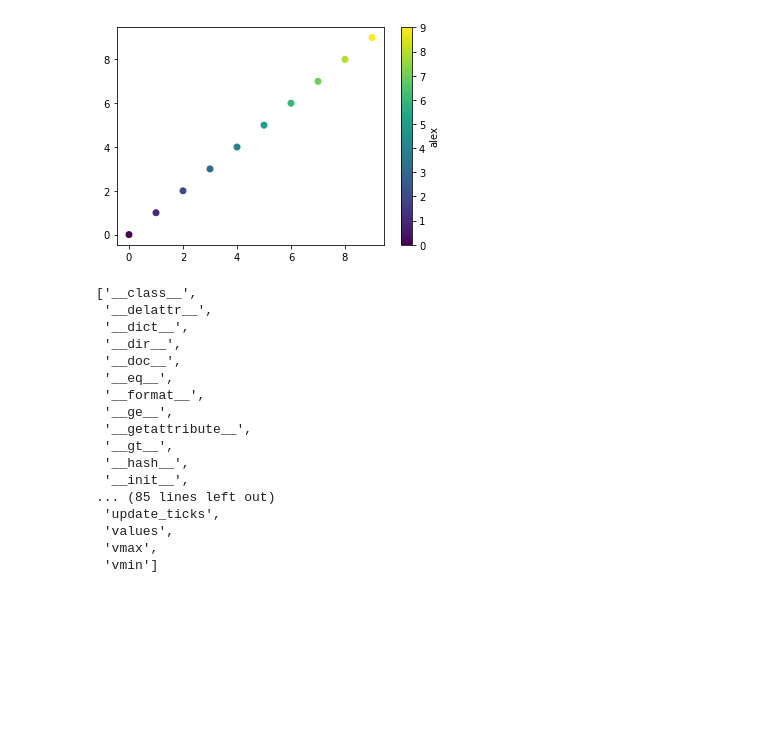
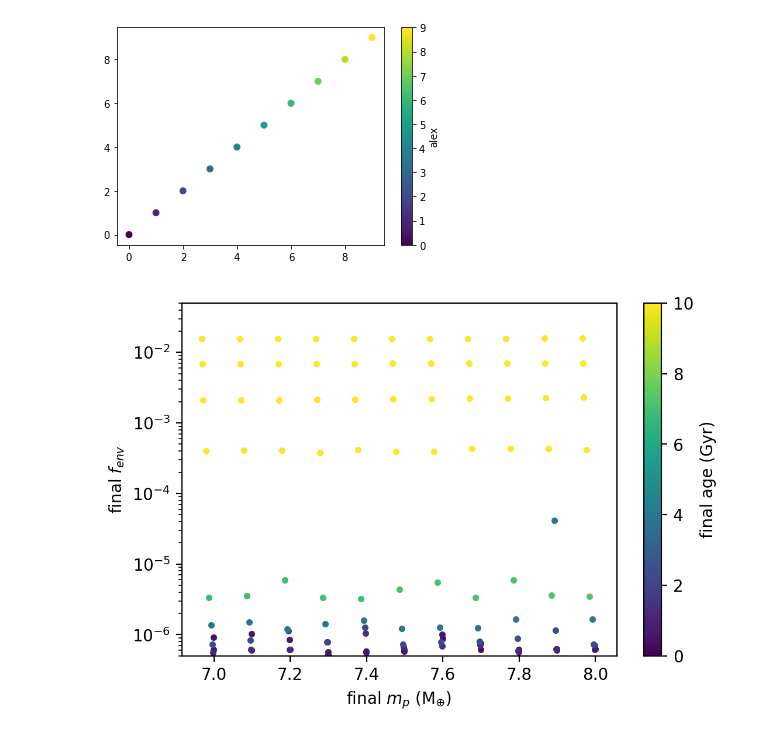
Before and after one commit to bridgethaas/subneptune-generator, a Jupyter notebook: plots.ipynb, the cells around one changed output. Drawn from its saved outputs; the diff is of its cells as text; code cells hidden in the pictures; blank space fills up the shorter version.

```diff
--- a/plots.ipynb
+++ b/plots.ipynb
@@ -27,0 +25,14 @@ for i, f in enumerate(fList):
+# %%
+fList1 = list(np.logspace(-4,np.log10(2*(10**-2)),10))
+fList2 = list(np.linspace(0.02,0.05,7))
+fList3 = list((0.0198,0.02,0.022,0.024))
+for i, f in enumerate(fList1):
+    fList1[i] = formatstring(f)
+for i, f in enumerate(fList2):
+    fList2[i] = formatstring(f)
+for i, f in enumerate(fList3):
+    fList3[i] = formatstring(f)
+
+fList = fList1 + fList2
+#print(fList1)
+#print(fList2)
@@ -198,25 +289,22 @@ plt.scatter(range(10),range(10),c=range(10))
 cbar = plt.colorbar()
 # %% [output]
 [figure]
-# %%
-cmap = plt.get_cmap('viridis')
-# %%
-dir(cbar)
-# %% [output]
-['__class__',
- '__delattr__',
- '__dict__',
- '__dir__',
- '__doc__',
- '__eq__',
- '__format__',
- '__ge__',
- '__getattribute__',
- '__gt__',
- '__hash__',
- '__init__',
-... (85 lines left out)
- 'update_ticks',
- 'values',
- 'vmax',
- 'vmin']
+# %%
+for i in range(0,len(masses)):
+    thiscolor = (ages[i]) / (1e10)
+    thiscolor = np.max(thiscolor,0)
+    plt.scatter(masses[i][-1],fs[i][-1],marker='.',color=cmap(thiscolor))
+
+plt.gcf().set_dpi(200)
+plt.gca().set_yscale('log')
+plt.gca().set_ylim(5e-7,5e-2)
+plt.gca().set_xlabel('final $m_p$ (M$_{\oplus}$)')
+plt.gca().set_ylabel('final $f_{env}$')
+
+cbar = plt.colorbar()
+ticks = cbar.get_ticks()
+cbar.set_ticks(ticks)
+cbar.set_ticklabels([0,2,4,6,8,10])
+cbar.set_label('final age (Gyr)')
+# %% [output]
+[figure, added]
```
Also changed, not shown: parts of 11 cells of this notebook.
